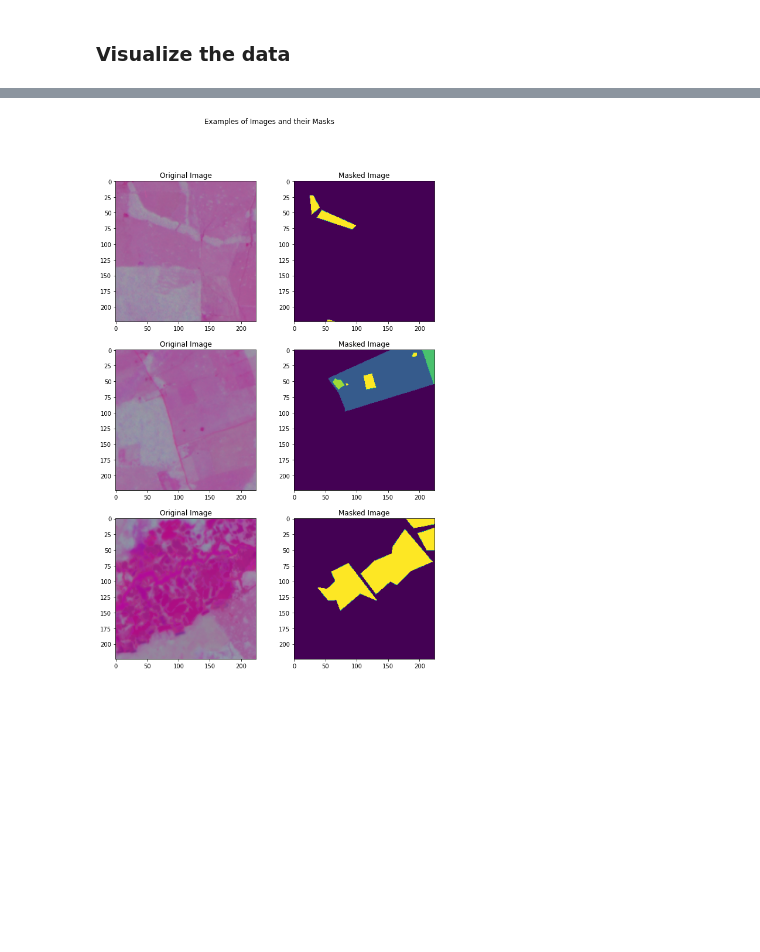
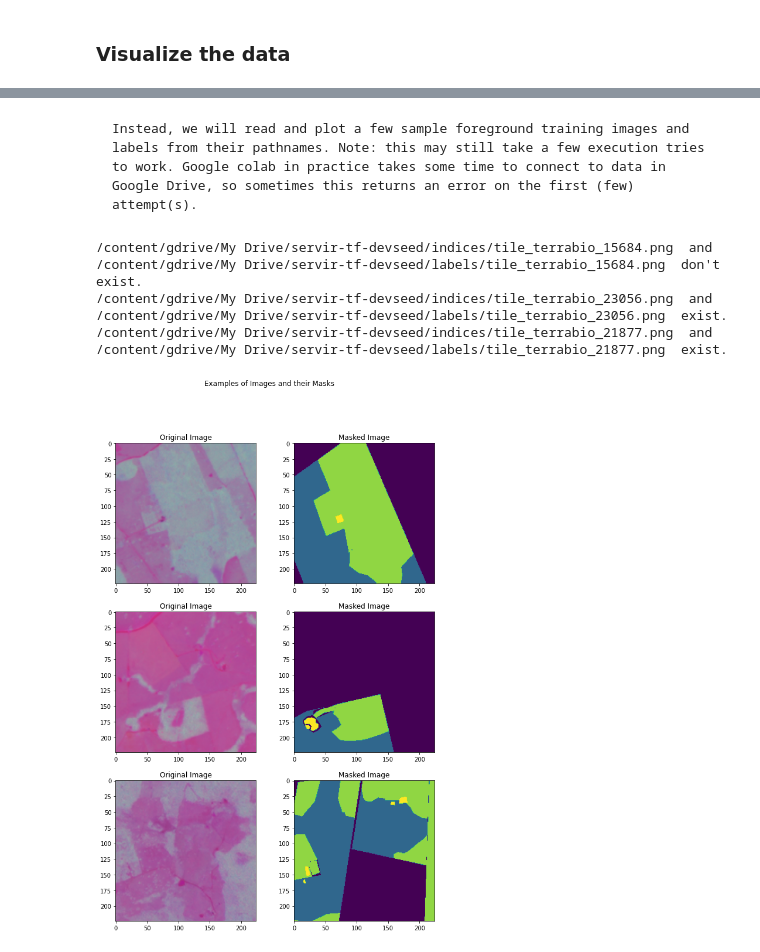
Before and after one commit to developmentseed/servir-amazonia-ml, a Jupyter notebook: ds_book/docs/Lesson2b_prep_data_ML_segmentation.ipynb, the cells around one changed output, grey strips where cells are left out. Drawn from its saved outputs; the diff is of its cells as text; code cells hidden in the pictures; blank space fills up the shorter version.

Commit message:
updates to viz plot function

````diff
--- a/ds_book/docs/Lesson2b_prep_data_ML_segmentation.ipynb
+++ b/ds_book/docs/Lesson2b_prep_data_ML_segmentation.ipynb
@@ -584,47 +616,59 @@ Values in test partition:  {0, 1, 2, 3, 4, 5, 6, 7, 8}
+# %% [markdown]
+```{important}
+Instead, we will read and plot a few sample foreground training images and labels from their pathnames. Note: this may still take a few execution tries to work. Google colab in practice takes some time to connect to data in Google Drive, so sometimes this returns an error on the first (few) attempt(s).
+```
 # %%
 display_num = 3
 
 background_list_train = [line.strip() for line in open("background_list_train.txt", 'r')]
 
-# select only for tiles with foreground labels present
-foreground_list_x = []
-foreground_list_y = []
-for x,y in zip(x_train_filenames, y_train_filenames):
-    try:
-      filename_split = os.path.splitext(y)
-      filename_zero, fileext = filename_split
-      basename = os.path.basename(filename_zero)
-      if basename not in background_list_train:
-        foreground_list_x.append(x)
-        foreground_list_y.append(y)
-      else:
-        continue
-    except:
-      continue
+foreground_list_x = [
+                     '/content/gdrive/My Drive/servir-tf-devseed/indices/tile_terrabio_15684.png',
+                     '/content/gdrive/My Drive/servir-tf-devseed/indices/tile_terrabio_23056.png',
+                     '/content/gdrive/My Drive/servir-tf-devseed/indices/tile_terrabio_21877.png'
+                     ]
+
+foreground_list_y = [
+                     '/content/gdrive/My Drive/servir-tf-devseed/labels/tile_terrabio_15684.png',
+                     '/content/gdrive/My Drive/servir-tf-devseed/labels/tile_terrabio_23056.png',
+                     '/content/gdrive/My Drive/servir-tf-devseed/labels/tile_terrabio_21877.png'
+                     ]
+
+# confirm files exist
+for fx, fy in zip(foreground_list_x, foreground_list_y):
+  if os.path.isfile(fx) and os.path.isfile(fy):
+    print(fx, " and ", fy, " exist.")
+  else:
+    print(fx, " and ", fy, " don't exist.")
+
 
 num_foreground_examples = len(foreground_list_y)
 
 # randomlize the choice of image and label pairs
-r_choices = np.random.choice(num_foreground_examples, display_num)
+#r_choices = np.random.choice(num_foreground_examples, display_num)
 
 plt.figure(figsize=(10, 15))
 for i in range(0, display_num * 2, 2):
-  img_num = r_choices[i // 2]
+  #img_num = r_choices[i // 2]
+  img_num = i // 2
   x_pathname = foreground_list_x[img_num]
   y_pathname = foreground_list_y[img_num]
 
   plt.subplot(display_num, 2, i + 1)
   plt.imshow(mpimg.imread(x_pathname))
   plt.title("Original Image")
 
   example_labels = Image.open(y_pathname)
   label_vals = np.unique(np.array(example_labels))
 
   plt.subplot(display_num, 2, i + 2)
   plt.imshow(example_labels)
   plt.title("Masked Image")
 
 plt.suptitle("Examples of Images and their Masks")
 plt.show()
 # %% [output]
+/content/gdrive/My Drive/servir-tf-devseed/indices/tile_terrabio_15684.png  and  /content/gdrive/My Drive/servir-tf-devseed/labels/tile_terrabio_15684.png  don't exist.
+/content/gdrive/My Drive/servir-tf-devseed/indices/tile_terrabio_23056.png  and  /content/gdrive/My Drive/servir-tf-devseed/labels/tile_terrabio_23056.png  exist.
+/content/gdrive/My Drive/servir-tf-devseed/indices/tile_terrabio_21877.png  and  /content/gdrive/My Drive/servir-tf-devseed/labels/tile_terrabio_21877.png  exist.
-[figure, old version]
+[figure, new version]
````
Also changed, not shown: parts of 1 cell of this notebook.
